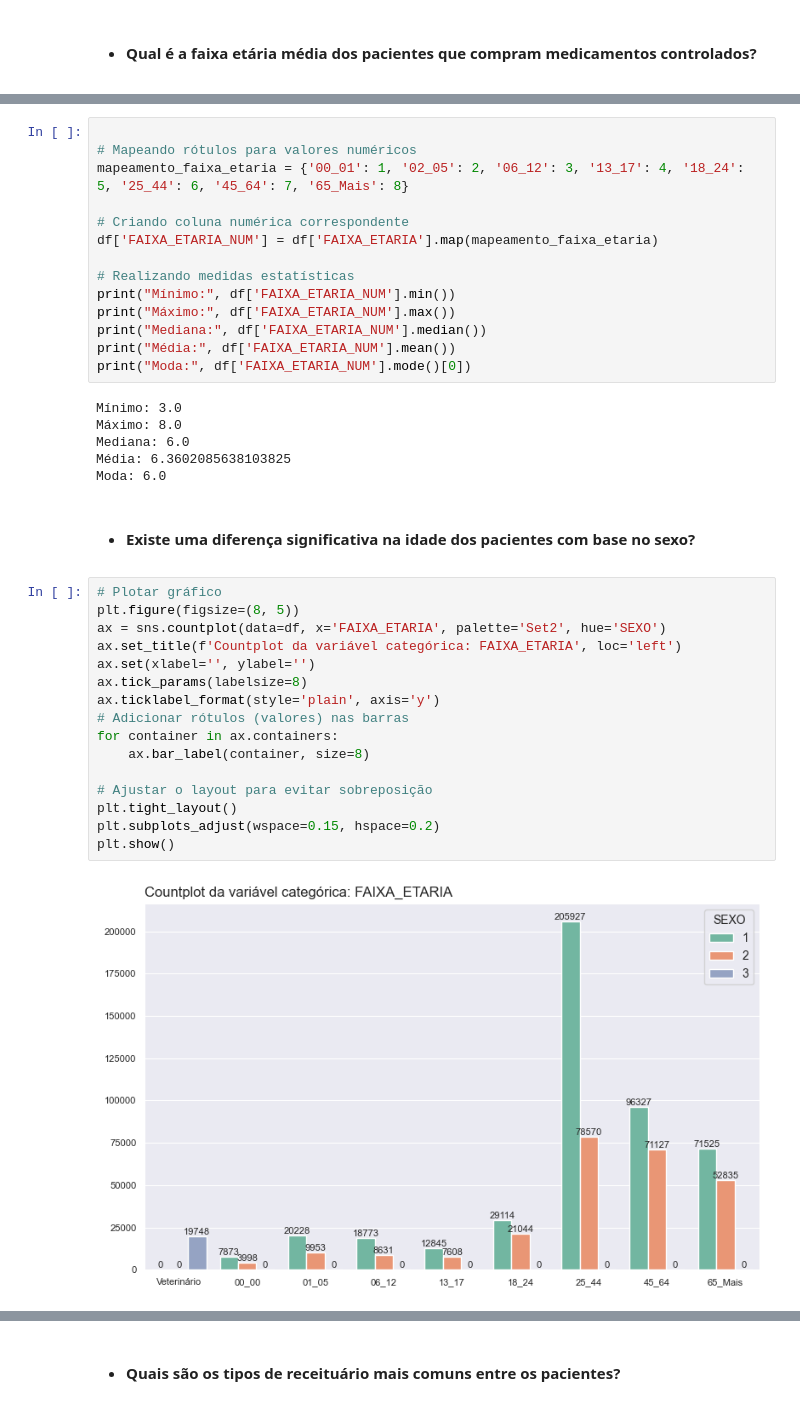
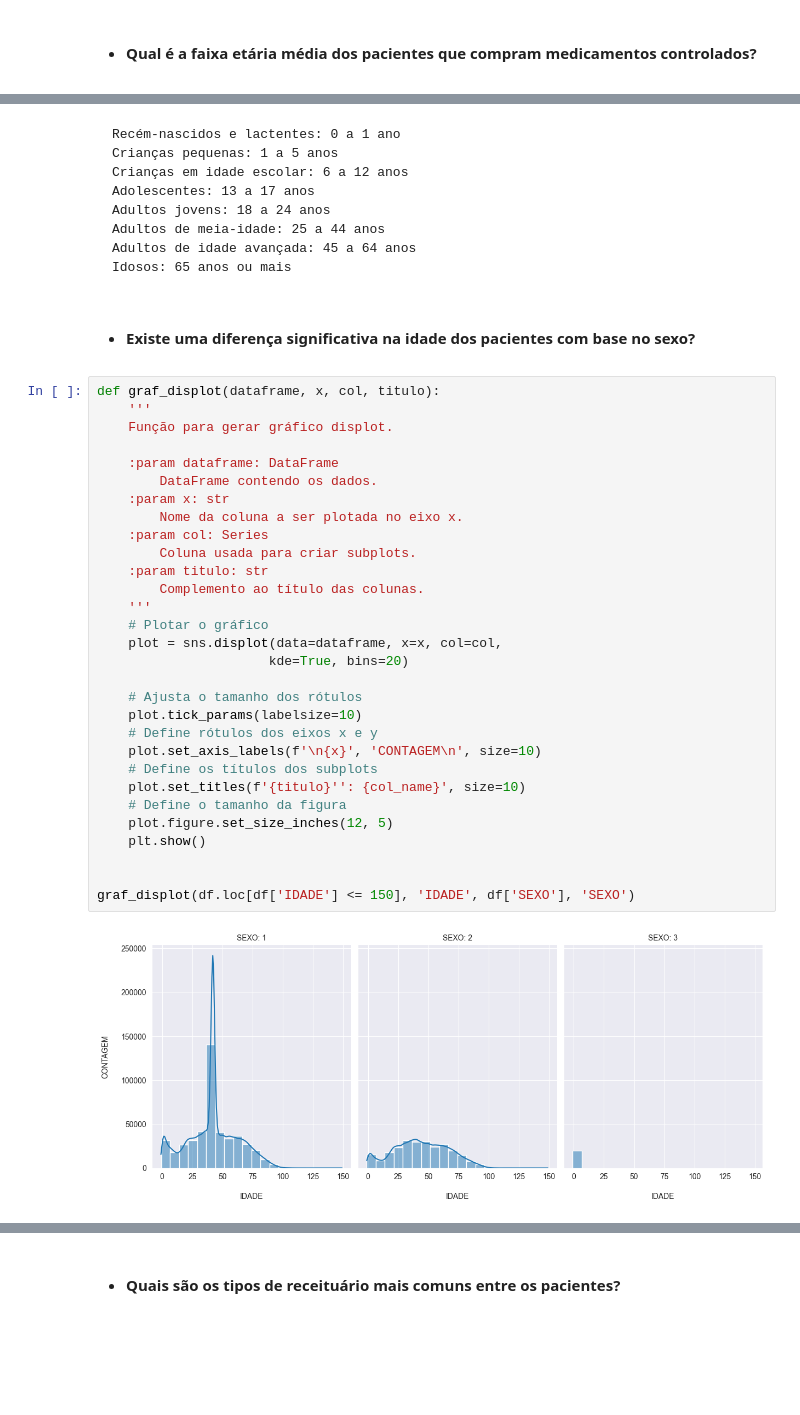
Before and after one commit to emso-exe/Venda_de_medicamentos_controlados_e_antimicrobianos_-_industrializados, a Jupyter notebook: 001_analise_de_vendas.ipynb, the cells around one changed output, grey strips where cells are left out. Saved outputs shown, nothing was run; the diff lists cells and outputs as text; blank space fills up the shorter version.

```diff
--- a/001_analise_de_vendas.ipynb
+++ b/001_analise_de_vendas.ipynb
@@ -755,40 +825,43 @@ Moda: 42.0
-# %%
-
-# Mapeando rótulos para valores numéricos
-mapeamento_faixa_etaria = {'00_01': 1, '02_05': 2, '06_12': 3, '13_17': 4, '18_24': 5, '25_44': 6, '45_64': 7, '65_Mais': 8}
-
-# Criando coluna numérica correspondente
-df['FAIXA_ETARIA_NUM'] = df['FAIXA_ETARIA'].map(mapeamento_faixa_etaria)
-
-# Realizando medidas estatísticas
-print("Mínimo:", df['FAIXA_ETARIA_NUM'].min())
-print("Máximo:", df['FAIXA_ETARIA_NUM'].max())
-print("Mediana:", df['FAIXA_ETARIA_NUM'].median())
-print("Média:", df['FAIXA_ETARIA_NUM'].mean())
-print("Moda:", df['FAIXA_ETARIA_NUM'].mode()[0])
-# %% [output]
-Mínimo: 3.0
-Máximo: 8.0
-Mediana: 6.0
-Média: 6.3602085638103825
-Moda: 6.0
+# %% [markdown]
+    Recém-nascidos e lactentes: 0 a 1 ano
+    Crianças pequenas: 1 a 5 anos
+    Crianças em idade escolar: 6 a 12 anos
+    Adolescentes: 13 a 17 anos
+    Adultos jovens: 18 a 24 anos
+    Adultos de meia-idade: 25 a 44 anos
+    Adultos de idade avançada: 45 a 64 anos
+    Idosos: 65 anos ou mais
 # %% [markdown]
 * #### Existe uma diferença significativa na idade dos pacientes com base no sexo?
-# %%
-# Plotar gráfico
-plt.figure(figsize=(8, 5))
-ax = sns.countplot(data=df, x='FAIXA_ETARIA', palette='Set2', hue='SEXO')
-ax.set_title(f'Countplot da variável categórica: FAIXA_ETARIA', loc='left')
-ax.set(xlabel='', ylabel='')
-ax.tick_params(labelsize=8)
-ax.ticklabel_format(style='plain', axis='y')
-# Adicionar rótulos (valores) nas barras
-for container in ax.containers:
-    ax.bar_label(container, size=8)
-
-# Ajustar o layout para evitar sobreposição
-plt.tight_layout()
-plt.subplots_adjust(wspace=0.15, hspace=0.2)
-plt.show()
-# %% [output]
-[figure, removed]
+# %%
+def graf_displot(dataframe, x, col, titulo):
+    '''
+    Função para gerar gráfico displot.
+
+    :param dataframe: DataFrame
+        DataFrame contendo os dados.
+    :param x: str
+        Nome da coluna a ser plotada no eixo x.
+    :param col: Series
+        Coluna usada para criar subplots.
+    :param titulo: str
+        Complemento ao título das colunas.
+    '''
+    # Plotar o gráfico
+    plot = sns.displot(data=dataframe, x=x, col=col,
+                      kde=True, bins=20)
+
+    # Ajusta o tamanho dos rótulos
+    plot.tick_params(labelsize=10)
+    # Define rótulos dos eixos x e y
+    plot.set_axis_labels(f'\n{x}', 'CONTAGEM\n', size=10)
+    # Define os títulos dos subplots
+    plot.set_titles(f'{titulo}'': {col_name}', size=10)
+    # Define o tamanho da figura
+    plot.figure.set_size_inches(12, 5)
+    plt.show()
+
+
+graf_displot(df.loc[df['IDADE'] <= 150], 'IDADE', df['SEXO'], 'SEXO')
+# %% [output]
+[figure, added]
```
Also changed, not shown: parts of 20 cells of this notebook.
